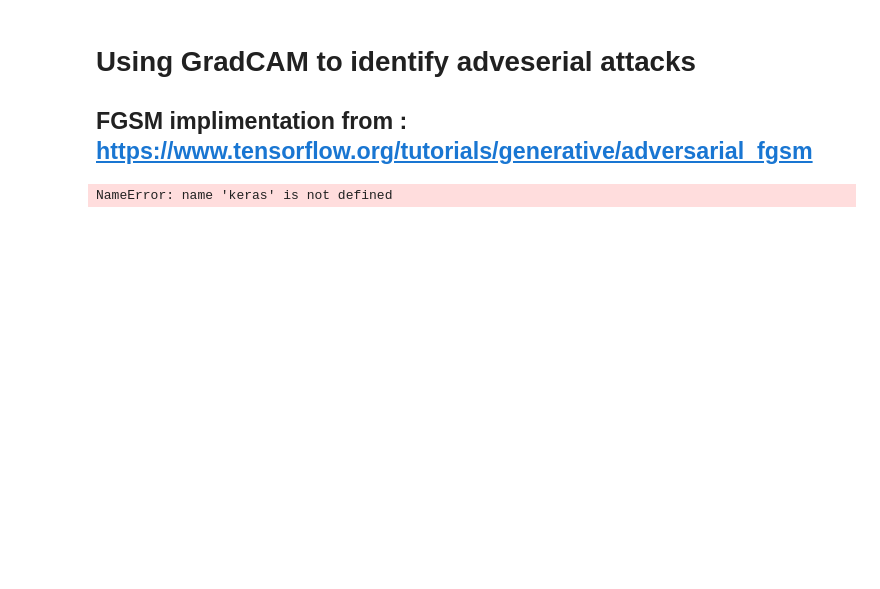
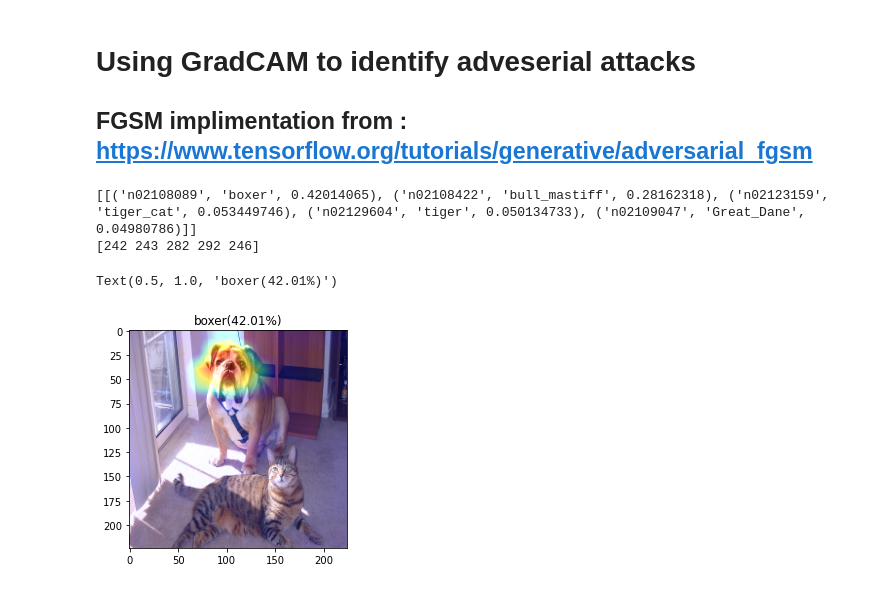
Before and after one commit to anirudhseth/Explanations-using-Grad-CAM, a Jupyter notebook: Identify_adversarial_images.ipynb, the cells around one changed output. Saved outputs shown, nothing was run; the diff lists cells and outputs as text; code cells hidden in the pictures; blank space fills up the shorter version.

Commit message:
adverserial examples

```diff
--- a/Identify_adversarial_images.ipynb
+++ b/Identify_adversarial_images.ipynb
@@ -8,54 +1,3 @@ from explanation_models import gradcam,gradcam_robust,gradcam_plusplus,guided_ba
 # %% [markdown]
 # Using GradCAM to identify adveserial attacks
 ## FGSM implimentation from : https://www.tensorflow.org/tutorials/generative/adversarial_fgsm
-# %%
-import tensorflow as tf
-import matplotlib as mpl
-import matplotlib.pyplot as plt
-from tensorflow.keras.applications import VGG16
-image_path = tf.keras.utils.get_file('YellowLabradorLooking_new.jpg', 'https://storage.googleapis.com/download.tensorflow.org/example_images/YellowLabradorLooking_new.jpg')
-# image_path='dog.jpg'
-
-image_raw = tf.io.read_file(image_path)
-image = tf.image.decode_image(image_raw)
-
-
-# model = tf.keras.applications.MobileNetV2(include_top=True,weights='imagenet')
-model = VGG16(include_top=True,weights='imagenet')
-model.trainable = False
-
-# ImageNet labels
-# decode_predictions = tf.keras.applications.mobilenet_v2.decode_predictions
-decode_predictions = tf.keras.applications.vgg16.decode_predictions
-# Helper function to preprocess the image so that it can be inputted in MobileNetV2
-def preprocess(image):
-  image = tf.cast(image, tf.float32)
-  image = tf.image.resize(image, (224, 224))
-  # image = tf.keras.applications.mobilenet_v2.preprocess_input(image)
-  image = keras.applications.vgg16.preprocess_input(image)
-  image = image[None, ...]
-  return image
-
-# Helper function to extract labels from probability vector
-def get_imagenet_label(probs):
-  return decode_predictions(probs, top=1)[0][0]
-
-image = preprocess(image)
-image_probs = model.predict(image)
-loss_object = tf.keras.losses.CategoricalCrossentropy()
-
-
-
-def create_adversarial_pattern(input_image, input_label):
-  with tf.GradientTape() as tape:
-    tape.watch(input_image)
-    prediction = model(input_image)
-    loss = loss_object(input_label, prediction)
-
-  # Get the gradients of the loss w.r.t to the input image.
-  gradient = tape.gradient(loss, input_image)
-  # Get the sign of the gradients to create the perturbation
-  signed_grad = tf.sign(gradient)
-  return signed_grad
-# %% [output]
-NameError: name 'keras' is not defined
@@ -61,0 +10,25 @@ NameError: name 'keras' is not defined
+# %%
+orig_img,img=imagenet_utils.load_test_img("both.png")
+# %%
+test=load_model('VGG16')
+model=test.model
+input_dim=test.input_dim
+layer_name='block5_conv3'
+# %%
+import tensorflow as tf
+probs=model.predict(img)
+print(tf.keras.applications.mobilenet_v2.decode_predictions(probs, top=5))
+print(np.argsort(-probs)[0][:5])
+# %% [output]
+[[('n02108089', 'boxer', 0.42014065), ('n02108422', 'bull_mastiff', 0.28162318), ('n02123159', 'tiger_cat', 0.053449746), ('n02129604', 'tiger', 0.050134733), ('n02109047', 'Great_Dane', 0.04980786)]]
+[242 243 282 292 246]
+# %%
+g= gradcam(model,layer_name,input_dim)
+heatmap=g.get_heatmap(img)
+heatmap_colormap,overlayed_img=imagenet_utils.overlay_heatmap(orig_img,heatmap)
+plt.imshow(overlayed_img)
+_,name,confidence=tf.keras.applications.mobilenet_v2.decode_predictions(probs, top=1)[0][0]
+plt.title('{}({:.2f}%)'.format(name, confidence*100))
+# %% [output]
+Text(0.5, 1.0, 'boxer(42.01%)')
+[figure, added]
```
Also changed, not shown: parts of 10 cells of this notebook, 5 other files.
